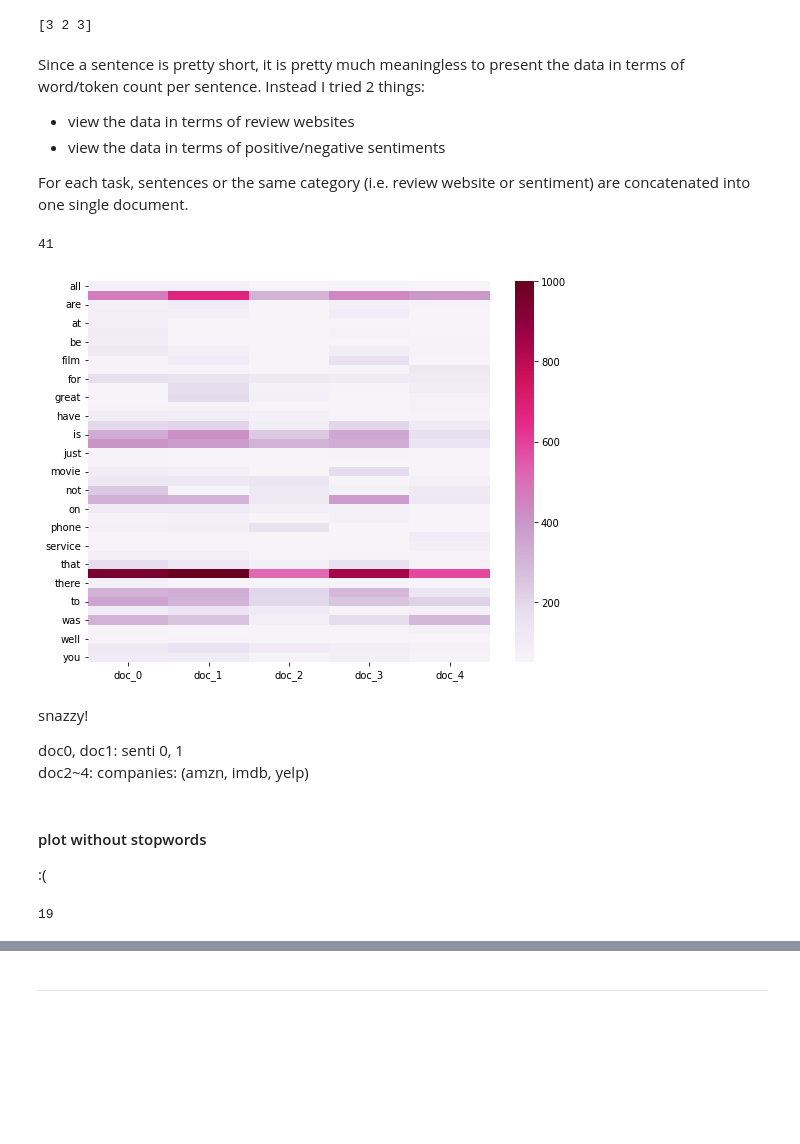
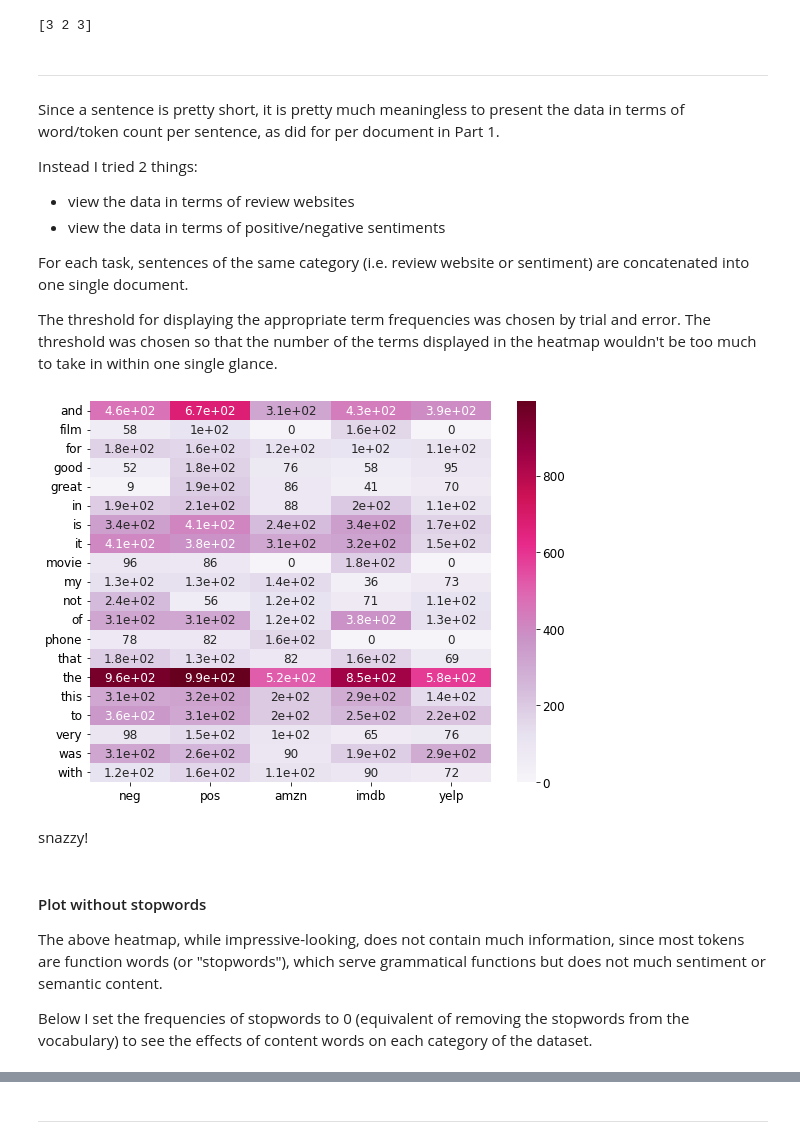
Before and after one commit to LKChenLK/DM2021-Lab1-Homework, a Jupyter notebook: DM2021-Lab1-Homework.ipynb, the cells around one changed output, grey strips where cells are left out. Cells and saved outputs as stored; diff of their text form; code cells hidden in the pictures; blank space fills up the shorter version.

```diff
--- a/DM2021-Lab1-Homework.ipynb
+++ b/DM2021-Lab1-Homework.ipynb
@@ -401,6 +441,9 @@ X[0:9]
 ## 1, 2. Load & Prepare Data
 # %%
 def load_sep_data(filepath):
+    """
+    load data and split sentences by linebreak.
+    """
     ret_dict = dict()
     with open(filepath) as f:
         sents = []
@@ -751,3 +756,0 @@ import nltk
-# %%
-# takes a like a minute or two to process
-X['unigrams'] = X['sentences'].apply(lambda x: dmh.tokenize_text(x))
@@ -879,10 +830,11 @@ def get_X_counts_with_val(X_counts, count_vect, doc_indices_list = []):
         docs = X_counts[doc_indices_list]
     res_X_counts = np.zeros(len(count_vect), dtype=int)
     for doc in docs:
-        doc_np = doc.toarray()
-        if doc_np.shape == res_X_counts.shape:
-            res_X_counts = (doc_np | res_X_counts) # OR-ing gives max value of the 2 arrays
+        if type(doc).__module__ != np.__name__:
+            doc = doc.toarray()
+        if doc.shape == res_X_counts.shape:
+            res_X_counts = (doc | res_X_counts) # OR-ing gives max value of the 2 arrays
         else:
-            res_X_counts = (doc_np[0] | res_X_counts)
+            res_X_counts = (doc[0] | res_X_counts)
     return res_X_counts
 # %%
@@ -892,41 +845,41 @@ print(np.asarray(a)|np.asarray(b))
 # %% [output]
 [3 2 3]
 # %% [markdown]
-Since a sentence is pretty short, it is pretty much meaningless to present the data in terms of word/token count per sentence. Instead I tried 2 things:
+---
+Since a sentence is pretty short, it is pretty much meaningless to present the data in terms of word/token count per sentence, as did for per document in Part 1.
+
+Instead I tried 2 things:
 - view the data in terms of review websites
 - view the data in terms of positive/negative sentiments
 
-For each task, sentences or the same category (i.e. review website or sentiment) are concatenated into one single document.
+For each task, sentences of the same category (i.e. review website or sentiment) are concatenated into one single document.
+
+The threshold for displaying the appropriate term frequencies was chosen by trial and error. The threshold was chosen so that the number of the terms displayed in the heatmap wouldn't be too much to take in within one single glance.
 # %%
 feat_name_arr = np.array(count_vect.get_feature_names())
 
 res_cnt = get_X_counts_with_val(X_rehashed_counts, feat_name_arr, list(range(5)))
-threshold_mask = (res_cnt > 80) #(res_cnt > 4) & (res_cnt < 8)
+threshold_mask = (res_cnt > 150) #(res_cnt > 4) & (res_cnt < 8)
 words = feat_name_arr[threshold_mask]
 res_docs = np.asarray([doc.toarray()[0][threshold_mask] for doc in X_rehashed_counts])
-# %%
-len(res_cnt[threshold_mask])
-# %% [output]
-41
 # %%
-doc_names = ["doc_"+ str(i) for i in range(5)]
+doc_names = ["neg", "pos", "amzn", "imdb", "yelp"]
 
-df_todraw = pd.DataFrame(res_docs.transpose(), columns = sent_names, index = words)
+df_todraw = pd.DataFrame(res_docs.T, columns = doc_names, index = words)
 # (plot_z, plot)x, plot_y)
 plt.subplots(figsize=(9, 7))
 ax = sns.heatmap(df_todraw,
                  cmap="PuRd",
-                 vmin=50, vmax=1000, annot=False)
+                 annot=True)
 # %% [output]
-[figure, old version]
+[figure, new version]
-# %% [markdown]
-snazzy!
-
-doc0, doc1: senti 0, 1
-doc2~4: companies: (amzn, imdb, yelp)
-# %% [markdown]
-#### plot without stopwords
-:(
+# %% [markdown]
+snazzy!
+# %% [markdown]
+#### Plot without stopwords
+The above heatmap, while impressive-looking, does not contain much information, since most tokens are function words (or "stopwords"), which serve grammatical functions but does not much sentiment or semantic content.
+
+Below I set the frequencies of stopwords to 0 (equivalent of removing the stopwords from the vocabulary) to see the effects of content words on each category of the dataset.
 # %%
 from nltk.corpus import stopwords
 # %%
@@ -945,7 +886,0 @@ for idx in stopword_ids:
-# %%
-# check threshold
-doc_ids = list(range(2,10))
-res_cnt_no_stopwords = get_X_counts_with_val(X_counts, feat_name_arr_no_stopwords, doc_ids)
-len(res_cnt_no_stopwords[res_cnt_no_stopwords>10])
-# %% [output]
-19
```
Also changed, not shown: parts of 145 cells of this notebook.
